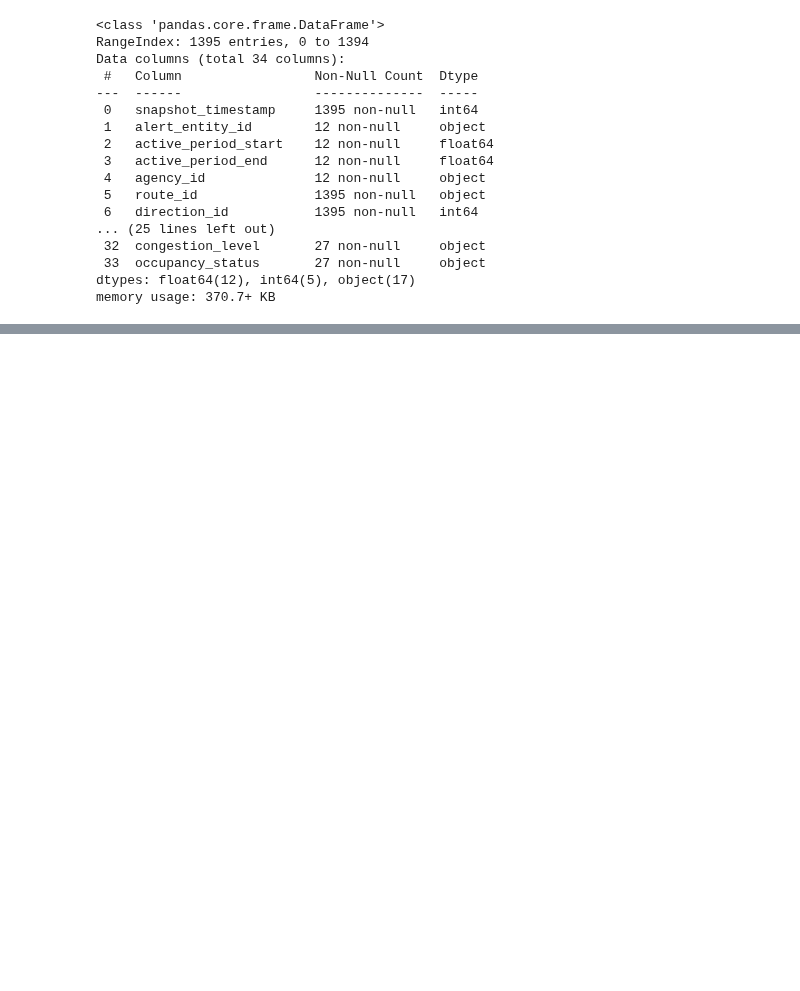
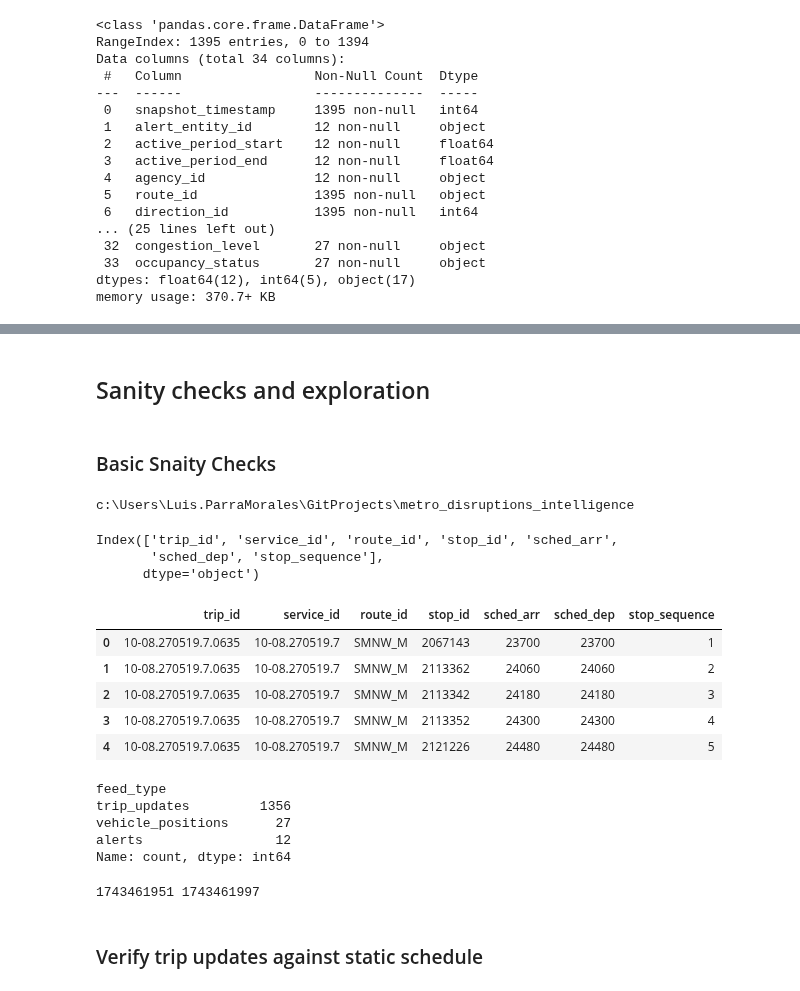
Before and after one commit to LuisMartinParraMorales/metro_disruptions_intelligence, a Jupyter notebook: notebooks/00_etl_smoke_test.ipynb, the cells around one changed output, grey strips where cells are left out. Cells and saved outputs as stored; diff of their text form; code cells hidden in the pictures; blank space fills up the shorter version.

```diff
--- a/notebooks/00_etl_smoke_test.ipynb
+++ b/notebooks/00_etl_smoke_test.ipynb
@@ -60,0 +79,8 @@ memory usage: 370.7+ KB
+# %% [markdown]
+## Sanity checks and exploration
+# %% [markdown]
+### Basic Snaity Checks
+# %%
+print(project_root)
+# %% [output]
+c:\Users\Luis.ParraMorales\GitProjects\metro_disruptions_intelligence
@@ -60,0 +91,29 @@ memory usage: 370.7+ KB
+# %%
+static_df.columns
+# %% [output]
+Index(['trip_id', 'service_id', 'route_id', 'stop_id', 'sched_arr',
+       'sched_dep', 'stop_sequence'],
+      dtype='object')
+# %%
+static_df.head()
+# %% [output]
+|  | trip_id | service_id | route_id | stop_id | sched_arr | sched_dep | stop_sequence |
+| 0 | 10-08.270519.7.0635 | 10-08.270519.7 | SMNW_M | 2067143 | 23700 | 23700 | 1 |
+| 1 | 10-08.270519.7.0635 | 10-08.270519.7 | SMNW_M | 2113362 | 24060 | 24060 | 2 |
+| 2 | 10-08.270519.7.0635 | 10-08.270519.7 | SMNW_M | 2113342 | 24180 | 24180 | 3 |
+| 3 | 10-08.270519.7.0635 | 10-08.270519.7 | SMNW_M | 2113352 | 24300 | 24300 | 4 |
+| 4 | 10-08.270519.7.0635 | 10-08.270519.7 | SMNW_M | 2121226 | 24480 | 24480 | 5 |
+# %%
+print(rt_df.feed_type.value_counts())
+# %% [output]
+feed_type
+trip_updates         1356
+vehicle_positions      27
+alerts                 12
+Name: count, dtype: int64
+# %%
+print(rt_df.snapshot_timestamp.min(), rt_df.snapshot_timestamp.max())
+# %% [output]
+1743461951 1743461997
+# %% [markdown]
+### Verify trip updates against static schedule
```
Also changed, not shown: parts of 9 cells of this notebook.
